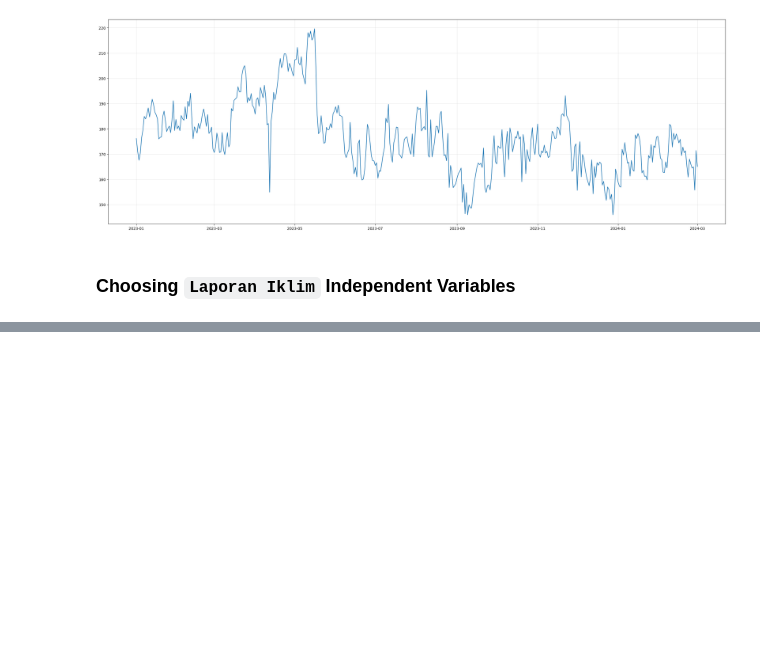
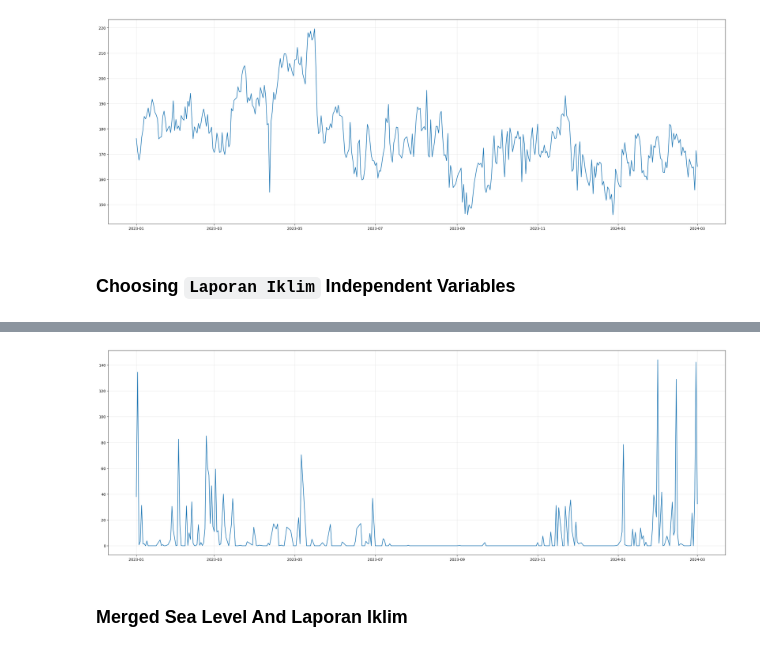
Before and after one commit to Rheyhan/BVAR-and-VAR-Comparison-on-Ancol-Sea-Level-PSB, a Jupyter notebook: UTILS/Validate_finalize_Data.ipynb, the cells around one changed output, grey strips where cells are left out. Saved outputs shown, nothing was run; the diff lists cells and outputs as text; code cells hidden in the pictures; blank space fills up the shorter version.

```diff
--- a/UTILS/Validate_finalize_Data.ipynb
+++ b/UTILS/Validate_finalize_Data.ipynb
@@ -72,0 +100,10 @@ df_daily.to_csv("../DATA/Sea_Level_Daily.csv")
+# %%
+# Interpolate then plot
+
+df=df.interpolate()
+fig = plt.figure(figsize=(30,10))
+ax = fig.add_subplot(1,1,1)
+ax.plot(df["RR"])
+ax.grid("on", alpha=0.3)
+# %% [output]
+[figure, added]
@@ -72,0 +112,2 @@ df_daily.to_csv("../DATA/Sea_Level_Daily.csv")
+# %% [markdown]
+### Merged Sea Level And Laporan Iklim
```
Also changed, not shown: parts of 6 cells of this notebook, 5 other files.
